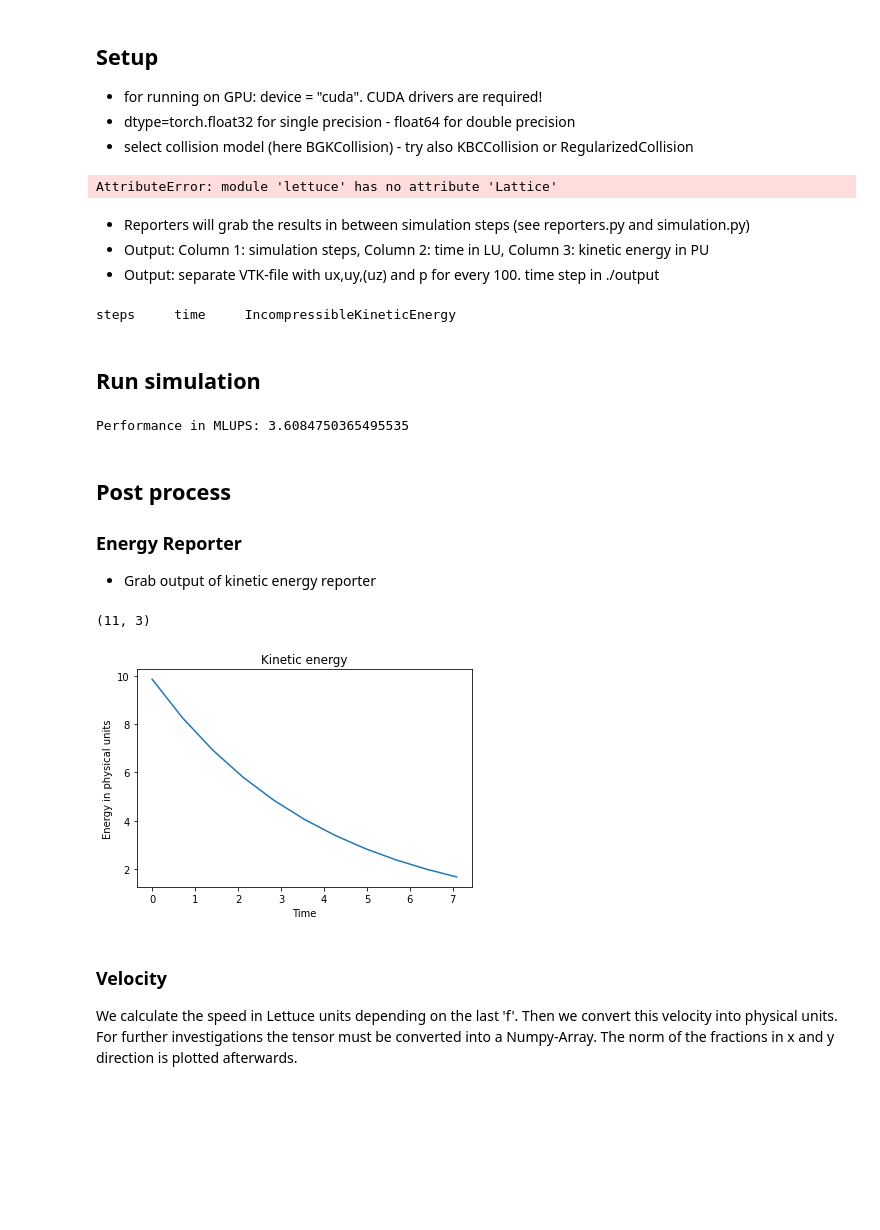
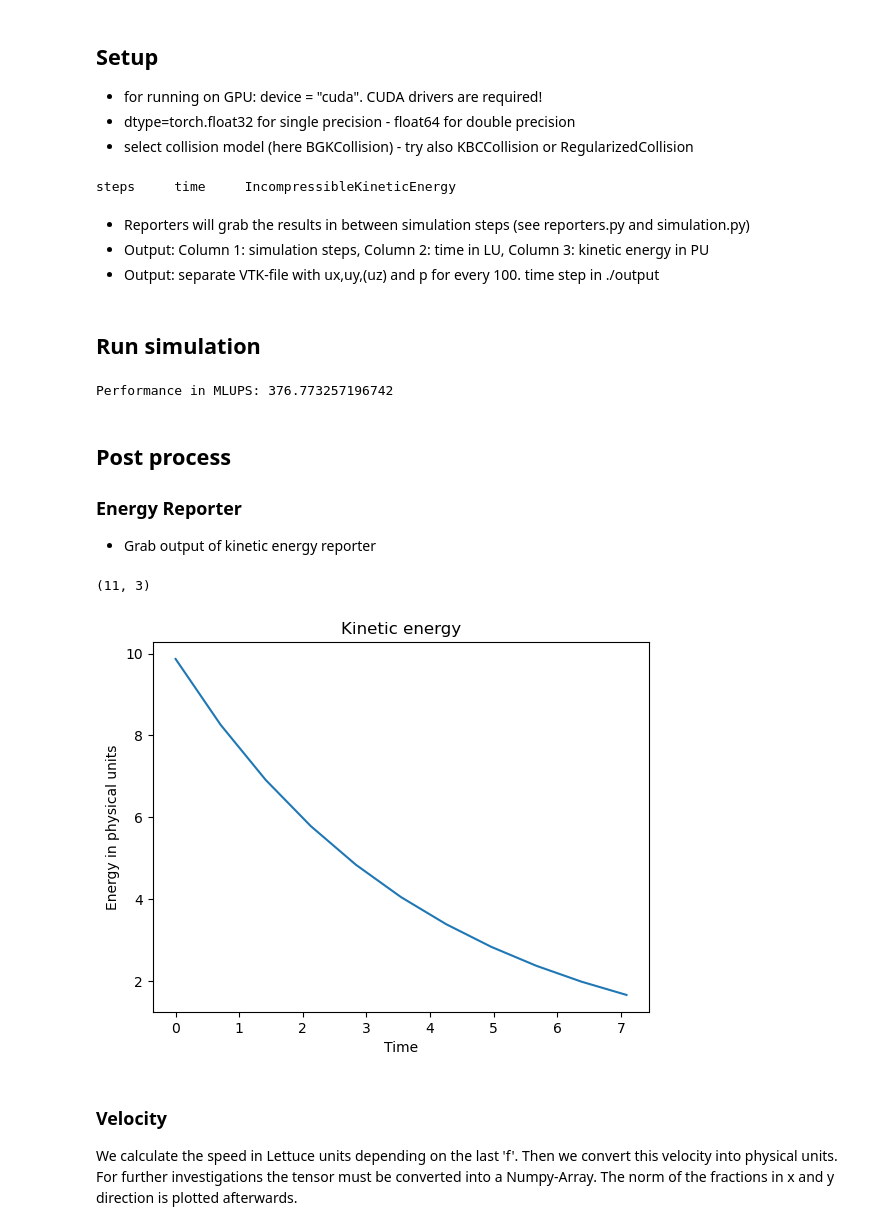
Before and after one commit to lettucecfd/lettuce, a Jupyter notebook: examples/A_first_example.ipynb, the cells around one changed output. Saved outputs shown, nothing was run; the diff lists cells and outputs as text; code cells hidden in the pictures; blank space fills up the shorter version.

```diff
--- a/examples/A_first_example.ipynb
+++ b/examples/A_first_example.ipynb
@@ -13,50 +13,45 @@ import torch
 * dtype=torch.float32 for single precision - float64 for double precision
 * select collision model (here BGKCollision) - try also KBCCollision or RegularizedCollision
 # %%
-context = lt.Context(device=torch, dtype=torch.float32)
+context = lt.Context(device=torch.device('cuda:0') if torch.cuda
+                     .is_available() else torch.device('cpu'),
+                     dtype=torch.float32)
 flow = lt.TaylorGreenVortex2D(resolution=256, reynolds_number=100,
                               mach_number=0.05,
-                              stencil=lt.TorchStencil(lt.D2Q9(), context),
+                              stencil=lt.D2Q9(),
                               context=context)
 collision = lt.BGKCollision(tau=flow.units.relaxation_parameter_lu)
-streaming = lt.StandardStreaming(lattice)
-simulation = lt.Simulation(flow=flow, lattice=lattice, collision=collision, streaming=streaming)
+energyreporter = lt.ObservableReporter(lt.IncompressibleKineticEnergy(context, flow), interval=1000, out=None)
+simulation = lt.Simulation(flow=flow, collision=collision, boundaries=[],
+                           reporter=[energyreporter])
 # %% [output]
-AttributeError: module 'lettuce' has no attribute 'Lattice'
+steps     time     IncompressibleKineticEnergy
 # %% [markdown]
 * Reporters will grab the results in between simulation steps (see reporters.py and simulation.py)
 * Output: Column 1: simulation steps, Column 2: time in LU, Column 3: kinetic energy in PU
 * Output: separate VTK-file with ux,uy,(uz) and p for every 100. time step in ./output
-# %%
-Energy = lt.IncompressibleKineticEnergy(lattice, flow)
-reporter = lt.ObservableReporter(Energy, interval=1000, out=None)
-simulation.reporters.append(reporter)
-simulation.reporters.append(lt.VTKReporter(lattice, flow, interval=100, filename_base="./output"))
-# %% [output]
-steps     time     IncompressibleKineticEnergy
 # %% [markdown]
 ## Run simulation
 # %%
-simulation.initialize_f_neq()
-mlups = simulation.step(num_steps=10000)
+mlups = simulation(10000)
 print("Performance in MLUPS:", mlups)
 # %% [output]
-Performance in MLUPS: 3.6084750365495535
+Performance in MLUPS: 376.773257196742
 # %% [markdown]
 ## Post process
 ### Energy Reporter
 * Grab output of kinetic energy reporter
 # %%
-energy = np.array(simulation.reporters[0].out)
+energy = np.array(simulation.reporter[0].out)
 print(energy.shape)
 plt.plot(energy[:,1],energy[:,2])
 plt.title('Kinetic energy')
 plt.xlabel('Time')
 plt.ylabel('Energy in physical units')
 plt.show()
 # %% [output]
 (11, 3)
-[figure, old version]
+[figure, new version]
 # %% [markdown]
 ### Velocity
 We calculate the speed in Lettuce units depending on the last 'f'. Then we convert this velocity into physical units. For further investigations the tensor must be converted into a Numpy-Array. The norm of the fractions in x and y direction is plotted afterwards.
```
Also changed, not shown: parts of 1 cell of this notebook.
